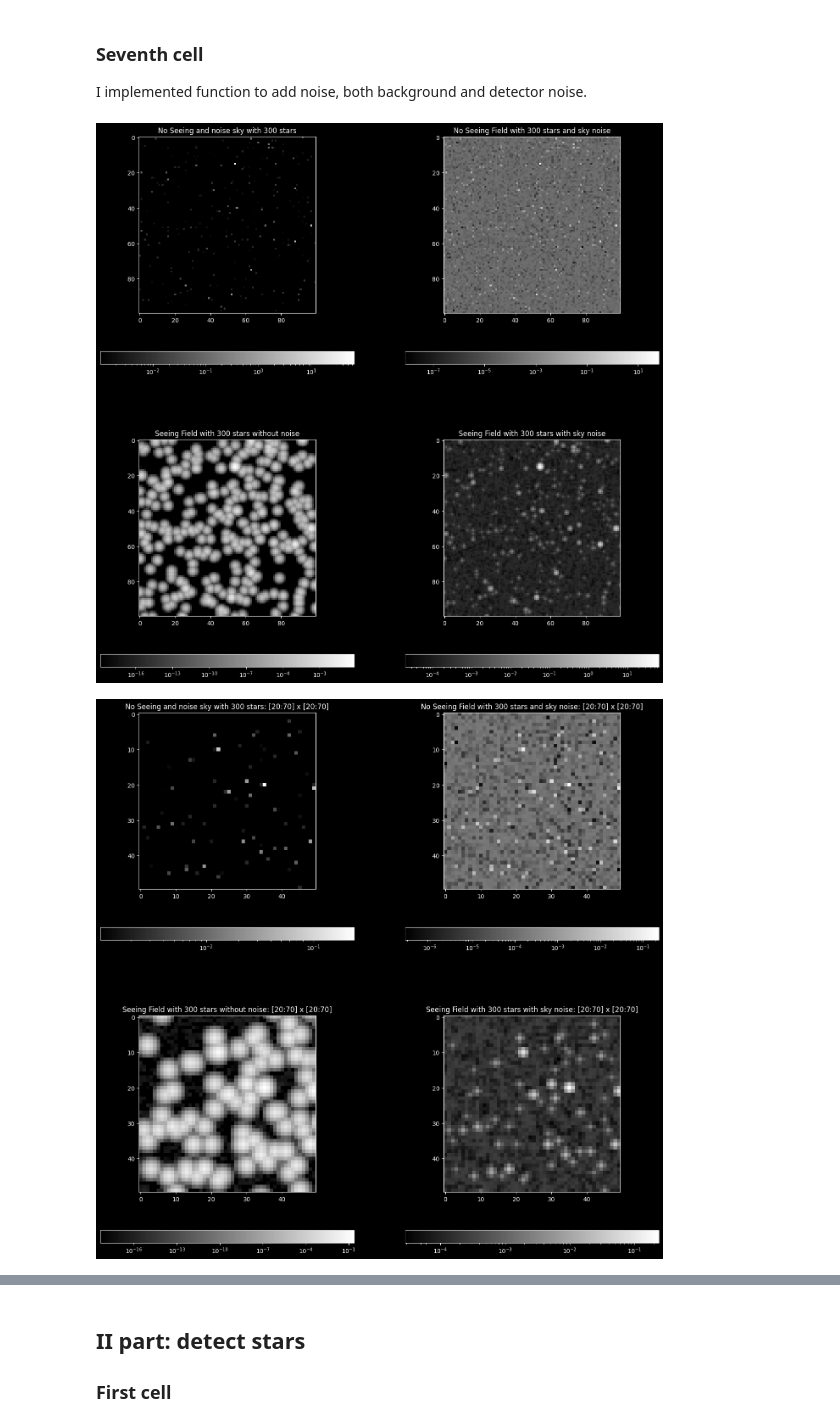
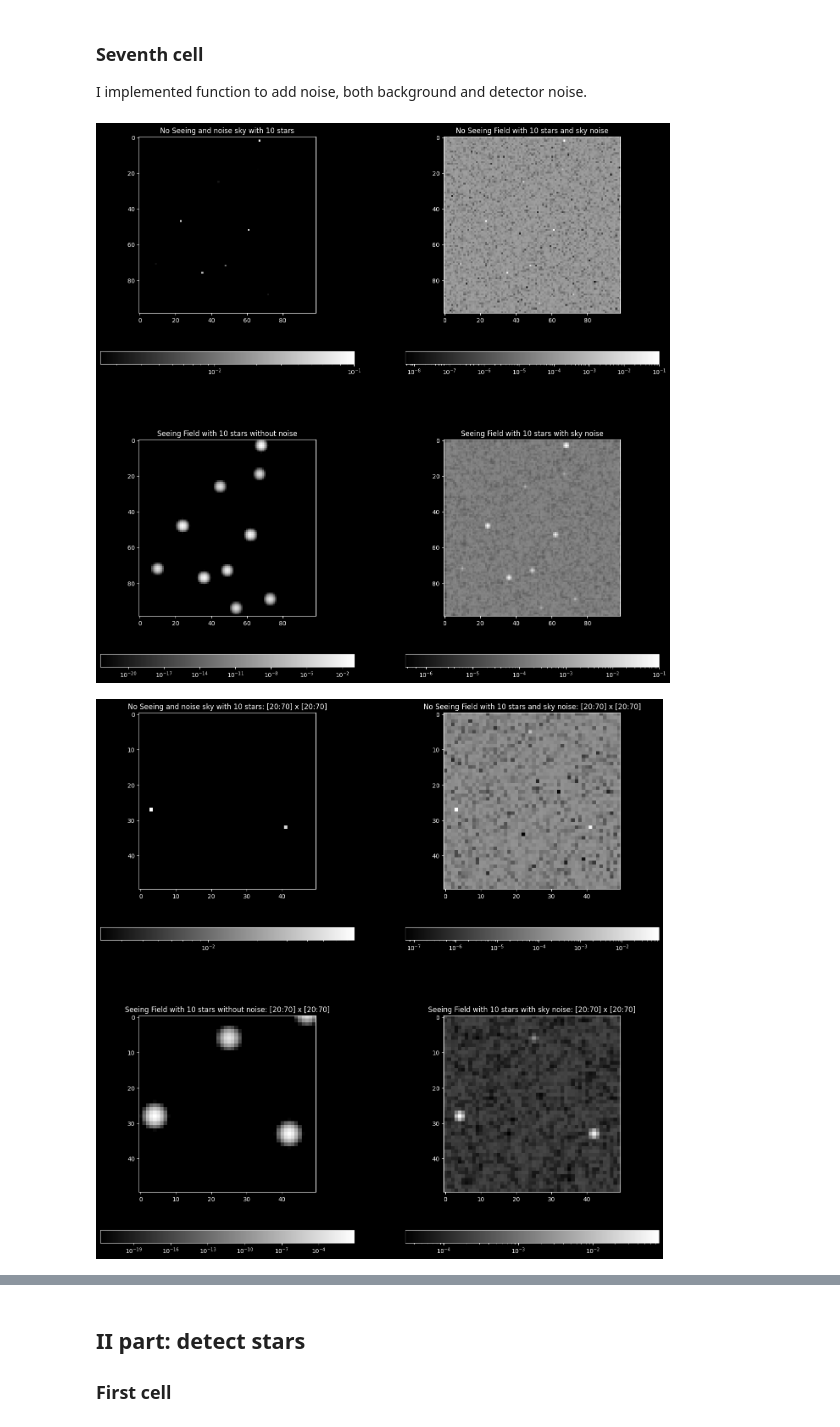
Before and after one commit to 00-berni/proj_2, a Jupyter notebook: notebook/implementation_notebook.ipynb, the cells around one changed output, grey strips where cells are left out. Drawn from its saved outputs; the diff is of its cells as text; code cells hidden in the pictures.

```diff
--- a/notebook/implementation_notebook.ipynb
+++ b/notebook/implementation_notebook.ipynb
@@ -23,9 +23,9 @@ from scipy.signal import fftconvolve
 import os
 
 # dimension of the matrix
-N = int(1e2+1)
+N = int(1e2)
 # number of stars
-M = int(3e2)
+M = int(1e1)
 
 ## Set parameters
 alpha = 2
@@ -240,6 +241,20 @@ def field_image(fig, image, F: np.ndarray, v : int = 0,sct : tuple = (0,-1)) ->
 I implemented the initialization function to generate the masses, the field and the image without any psf or noise.
 # %%
 # FIFTH CELL
+
+def check_field(field : np.ndarray) -> np.ndarray:
+    """Check the presence of negative values
+    The function finds possible negative values
+    and substitutes them with 0.0
+
+    :param field: field matrix
+    :type field: ndarray
+
+    :return: checked field matrix
+    :rtype: ndarray
+    """
+    return np.where(field < 0, 0.0, field)
+
 
 ##*
 def initialize(dim : int = N, sdim : int = M) -> tuple:
@@ -264,7 +279,7 @@ def initialize(dim : int = N, sdim : int = M) -> tuple:
     # generate stars coordinates
     xs,ys = star_location(sdim)
     # put stars in the field
-    F = update_field(F,(xs,ys),L)
+    F = check_field(update_field(F,(xs,ys),L))
     # save stars infos
     S = star(m,L,xs,ys)
     return F, S
@@ -378,26 +404,36 @@ I implemented function to add noise, both background and detector noise.
 # %%
 # SEVENTH CELL
 
-##* Noise generator
-#   It generates a [N,N,3] matrix of noise, using
-#   an arbitrary value n (set to 2 * 10**-4) times
-#   a random value in [0,1]
-#    param    n    value of noise, set to 2e-4
-#    param    dim    dimension of the field. Set to N
-#
-#    return    Noise    [dim,dim] matrix of noise
-def noise(n = 2e-4,dim=N):
+
+
+##*
+def noise(n : float = 2e-4, dim : int = N) -> np.ndarray:
+    """Noise generator
+    It generates a (dim,dim) matrix of noise, using
+    an arbitrary intensity n times
+    a random value in [0,1]
+
+    :param n: max intensity of noise, defaults to 2e-4
+    :type n: float, optional
+    :param dim: size of the field, defaults to N
+    :type dim: int, optional
+
+    :return: noise matrix
+    :rtype: np.ndarray
+    """
     np.random.seed()
-    # random multiplicative [N,N] matrix
-    N0 = np.random.random((dim,dim))*n
-    return N0
+    # random multiplicative (dim,dim) matrix
+    N0 = np.random.random((dim, dim))*n
+    return check_field(N0)
 
 
 # generation of the field and the stars
 F, S = initialize()
 
+
 # add background noise
 F_n = F + noise()
+
 
 ## Plot
 fig1, ((img_field, img_field_noise),(img_field_seeing,img_field_snoise)) = plt.subplots(2,2,figsize=(17,17))
@@ -407,6 +443,9 @@ fig3, (img_field_tot, img_zoom_tot) = plt.subplots(2,1,figsize=(8,17))
 #  0 : positive image
 # -1 : negative image
 v = 0
+
+# detector noise
+det_noise = 3e-4
 
 field_image(fig1, img_field,F,v)
 #img_field.imshow(1-F)
@@ -425,37 +464,38 @@ img_zoom_noise.title.set_text(f'No Seeing Field with {M} stars and sky noise: [{
 
 # generate atmosferic seeing image without sky noise
 F_s = atm_seeing(F)
+
 field_image(fig1, img_field_seeing,F_s,v)
 #img_field_seeing.imshow(1-F_s)
 img_field_seeing.title.set_text(f'Seeing Field with {M} stars without noise')
 field_image(fig2, img_zoom_seeing,F_s,v,[inf,sup])
 #img_zoom_seeing.imshow(1-F_s[inf:sup,inf:sup,:])
 img_zoom_seeing.title.set_text(f'Seeing Field with {M} stars without noise: [{inf}:{sup}] x [{inf}:{sup}]')
 
 # generate atmosferic seeing image with sky noise
 F_sn = atm_seeing(F_n)
 field_image(fig1, img_field_snoise,F_sn,v)
 #img_field_snoise.imshow(1-F_sn)
 img_field_snoise.title.set_text(f'Seeing Field with {M} stars with sky noise')
 field_image(fig2, img_zoom_snoise,F_sn,v,[inf,sup])
 #img_zoom_snoise.imshow(1-F_sn[inf:sup,inf:sup,:])
 img_zoom_snoise.title.set_text(f'Seeing Field with {M} stars with sky noise: [{inf}:{sup}] x [{inf}:{sup}]')
 
 # add detector noise, set to 3e-4 (> than background one)
-F_sn += noise(3e-4)
+F_sn += noise(det_noise)
 field_image(fig3, img_field_tot,F_sn,v)
 #img_field_tot.imshow(1-F_sn)
 img_field_tot.title.set_text(f'Seeing Field with {M} stars with sky and detector noise')
 field_image(fig3, img_zoom_tot,F_sn,v,[inf,sup])
 #img_zoom_tot.imshow(1-F_sn[inf:sup,inf:sup,:])
 img_zoom_tot.title.set_text(f'Seeing Field with {M} stars with sky and detector noise: [{inf}:{sup}] x [{inf}:{sup}]')
 
 
 fig1.savefig(os.path.join(picdir,'field_noise.png'))
 fig2.savefig(os.path.join(picdir,'zoom_noise.png'))
 fig3.savefig(os.path.join(picdir,'image.png'))
 
 plt.show()
 # %% [output]
-[figure, old version]
+[figure, new version]
-[figure, old version]
+[figure, new version]
```
Also changed, not shown: parts of 8 cells of this notebook.
